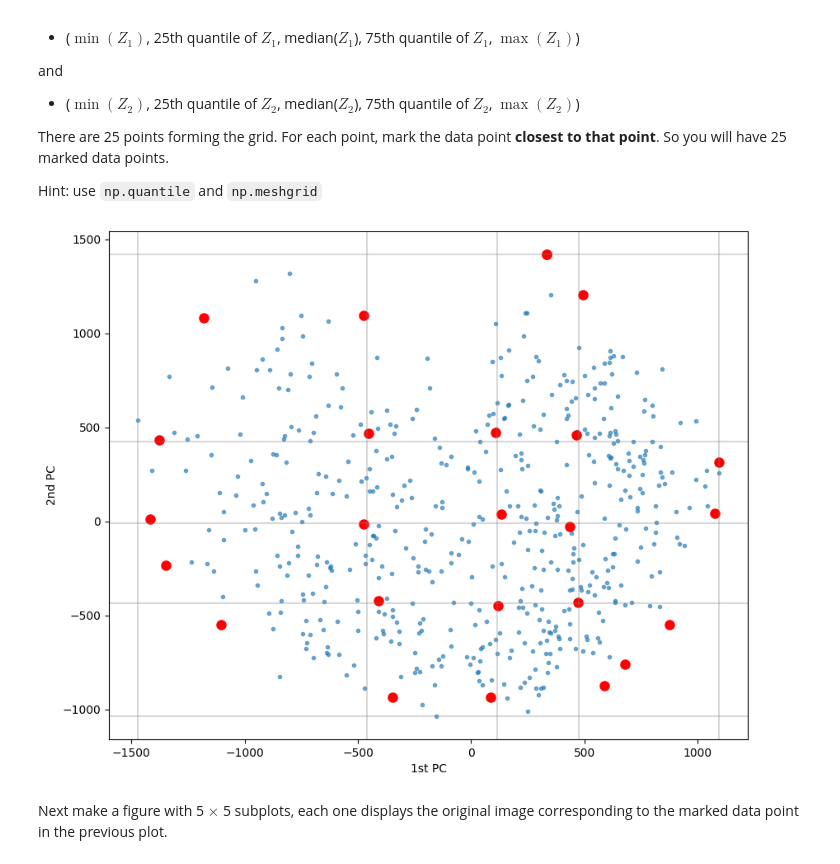
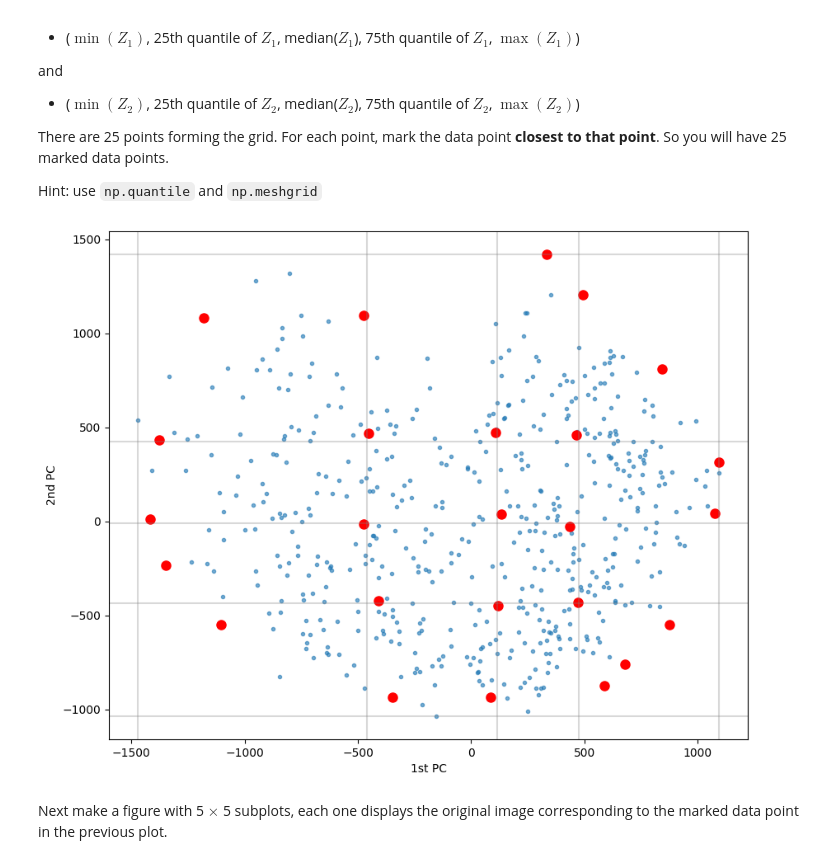
Before and after one commit to blingbangboom/142B-Final, a Jupyter notebook: Final_Project_STA142B_S25.ipynb, the cells around one changed output. Drawn from its saved outputs; the diff is of its cells as text; code cells hidden in the pictures.

Commit message:
Modified code in pt 1, 3 to have 25 unique points on the graph visually

```diff
--- a/Final_Project_STA142B_S25.ipynb
+++ b/Final_Project_STA142B_S25.ipynb
@@ -145,37 +145,50 @@ plt.plot(Z[:, 0], Z[:, 1], '.', alpha=0.6)
 X_grid = np.quantile(Z[:, 0], [0, 0.25, 0.5, 0.75, 1])
 Y_grid = np.quantile(Z[:, 1], [0, 0.25, 0.5, 0.75, 1])
 xv, yv = np.meshgrid(X_grid, Y_grid)
 # Got from: https://stackoverflow.com/a/13730506 on how to turn a 5x5 into 1D
 # Column_stack turns them into 25x2 with the x & y coord paired
 gridPts = np.column_stack([xv.flatten(), yv.flatten()])
 
 # finding closest data points
 marked_indices = []
 marked_points = []
+# Makes sure all values in this list is unique
+# Referenced https://stackoverflow.com/a/12897477 to get the unique indices/pts.
+used = set()
 
 for pt in gridPts:
     # Euclidean distance from grid point to each point
     distance = np.linalg.norm(Z-pt, axis = 1)
-    closest_idx = np.argmin(distance)
-    marked_indices.append(closest_idx)
-    marked_points.append([Z[closest_idx, 0], Z[closest_idx, 1]])
+    # Instead of getting the smallest value in distance, want to sort from smallest to largest
+    # Will use this to prevent repeat values
+    closest_idx = np.argsort(distance)
+
+    # Looping through the closest_idx to find the unique points closest to each gridpoint
+    # For the 4s, there is one point that is included twice, so the graph displays 24/25 points visually
+    # This chooses the next point that is closes to the gridpoint and makes sure 25 pts show up on the graph
+    for i in closest_idx:
+        if i not in used:
+            used.add(i)
+            marked_indices.append(i)
+            marked_points.append([Z[i, 0], Z[i, 1]])
+            break
 
 #some plotting of marked points
 marked_points = np.array(marked_points)
 plt.plot(marked_points[:, 0], marked_points[:, 1], 'ro', markersize=8, label='Marked points')
 
 # grid lines
 for x in X_grid:
     plt.axvline(x, color='gray', alpha=0.3)
 for y in Y_grid:
     plt.axhline(y, color='gray', alpha=0.3)
 
 ##### your code ends here #####
 plt.xlabel("1st PC")
 plt.ylabel("2nd PC")
 plt.show()
 # %% [output]
-[figure, old version]
+[figure, new version]
 # %% [markdown]
 Next make a figure with 5 $\times$ 5 subplots, each one displays the original image corresponding to the marked data point in the previous plot.
 # %%
```
Also changed, not shown: parts of 1 cell of this notebook.
